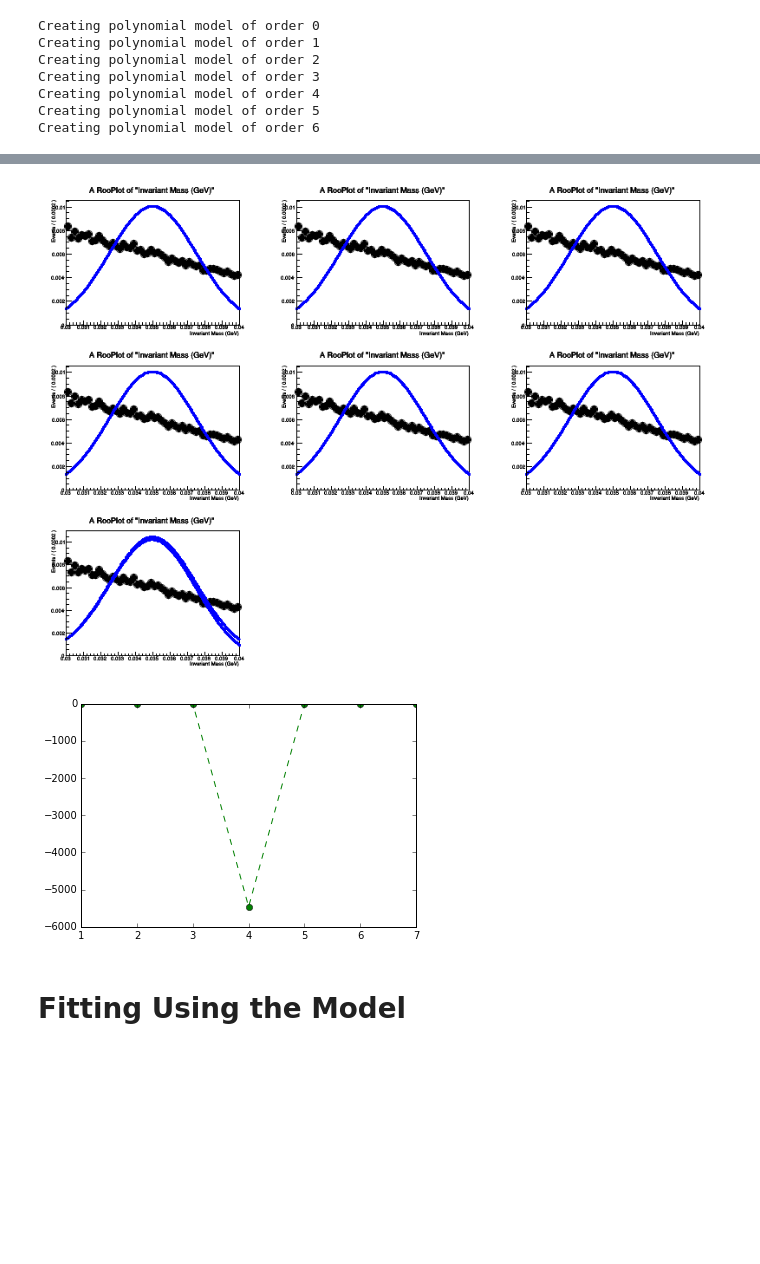
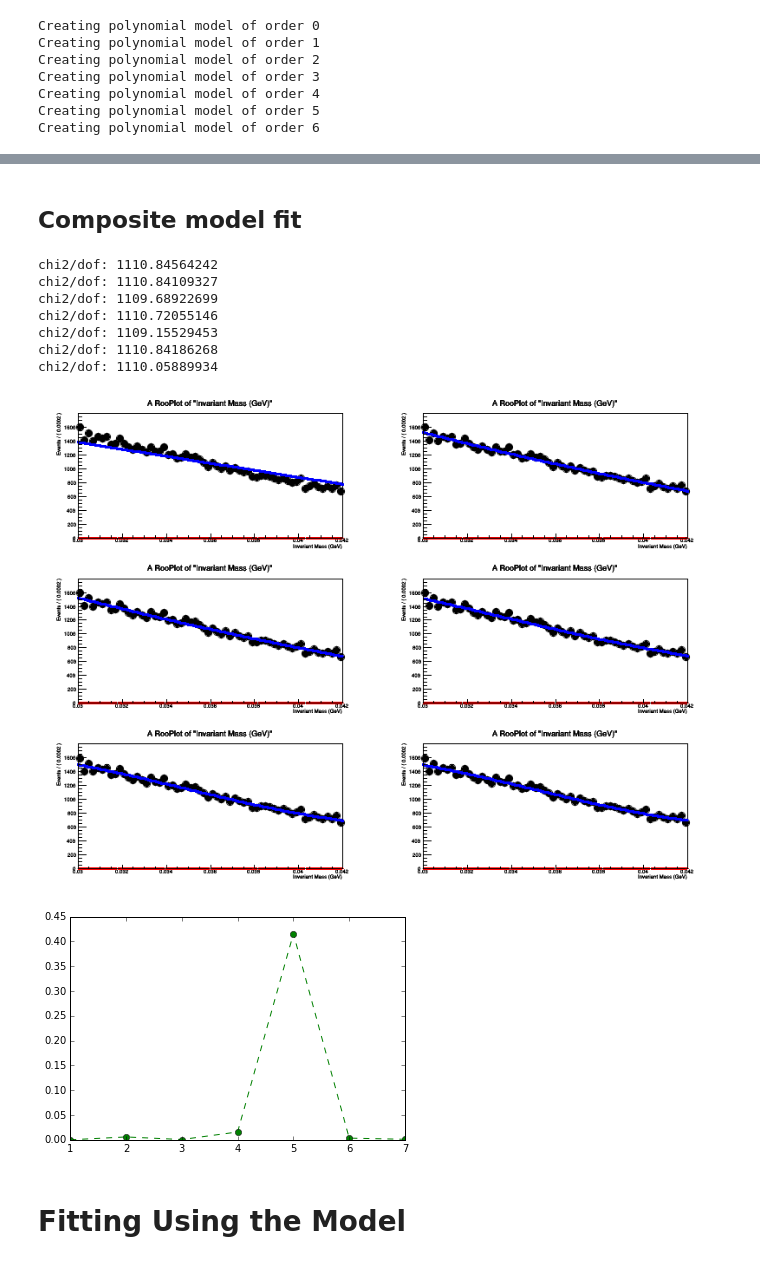
Before and after one commit to omar-moreno/hps-analysis, a Jupyter notebook: python/notebooks/bump_hunt_toy_fitter.ipynb, the cells around one changed output, grey strips where cells are left out. Saved outputs shown, nothing was run; the diff lists cells and outputs as text; code cells hidden in the pictures; blank space fills up the shorter version.

Commit message:
Change window size and reset polynomial parameters before fit.

```diff
--- a/python/notebooks/bump_hunt_toy_fitter.ipynb
+++ b/python/notebooks/bump_hunt_toy_fitter.ipynb
@@ -128,44 +193,74 @@ Creating polynomial model of order 6
+# %% [markdown]
+## Composite model fit
 # %%
-invariant_mass.setRange("test_range", 0.03, 0.04)
-ap_mass_mean.setVal(0.035)
+invariant_mass.setRange("test_range", 0.03, 0.042)
+ap_mass_mean.setVal(0.036)
 
 canvas.Clear()
-canvas.Divide(3,3)
-
-canvas.cd(1)
+canvas.Divide(2,3)
 
 s = []
 s_error = []
 poly_values = []
 
 index = 1
 
 for model in models :
+
+    # Plot the results
     plot = invariant_mass.frame(r.RooFit.Range("test_range"))
-    result = model.fitTo(histogram_data, r.RooFit.Range("test_range"), r.RooFit.Extended(), r.RooFit.Save())
+
+    # Fit the window to the background model
+    result = model.fitTo(histogram_data, r.RooFit.Range("test_range"), r.RooFit.Save())
 
     histogram_data.plotOn(plot, r.RooFit.Range("test_range"))
     model.plotOn(plot, r.RooFit.NormRange("test_range"))
     model.plotOn(plot, r.RooFit.Components("signal"), r.RooFit.NormRange("test_range"),
-                 r.RooFit.LineStyle(r.RooFit.kDashed))
+                 r.RooFit.LineStyle(r.RooFit.kDashed), r.RooFit.LineColor(r.RooFit.kRed))
+
+    canvas.cd(index)
+    plot.Draw()
+
+    # Calculate the chi^2
+    print "chi2/dof: " + str(plot.chiSquare())
 
     params = model.getVariables()
     s.append(params.find("nsig").getVal())
     s_error.append(params.find("nsig").getError())
     poly_values.append(index)
-    canvas.cd(index)
-    plot.Draw()
+
     index += 1
 
+    # Reset all of the parameters
     initial_params = result.floatParsInit()
+
+    for a_var in a :
+
+        #print "Resetting value of " + str(a_var.GetName())
+        #print "Current value: " + str(a_var.getVal()) + " Current Error: " + str(a_var.getError())
+
+        if initial_params.index(a_var.GetName()) == -1 :
+            #print "Variable is not in argument list."
+            continue
+        a_var.setVal(initial_params[initial_params.index(a_var.GetName())].getVal())
+        a_var.setError(initial_params[initial_params.index(a_var.GetName())].getError())
+
+        #print "Reset value: " + str(a_var.getVal()) + " Reset Error: " + str(a_var.getError())
 
 s_pull = np.divide(np.array(s), np.array(s_error))
 plt.plot(poly_values, s_pull,'g--o')
 
 canvas
 # %% [output]
+chi2/dof: 1110.84564242
+chi2/dof: 1110.84109327
+chi2/dof: 1109.68922699
+chi2/dof: 1110.72055146
+chi2/dof: 1109.15529453
+chi2/dof: 1110.84186268
+chi2/dof: 1110.05889934
-[figure, old version]
+[figure, new version]
-[figure, old version]
+[figure, new version]
 # %% [markdown]
 # Fitting Using the Model
 # %%
```
Also changed, not shown: parts of 5 cells of this notebook.
